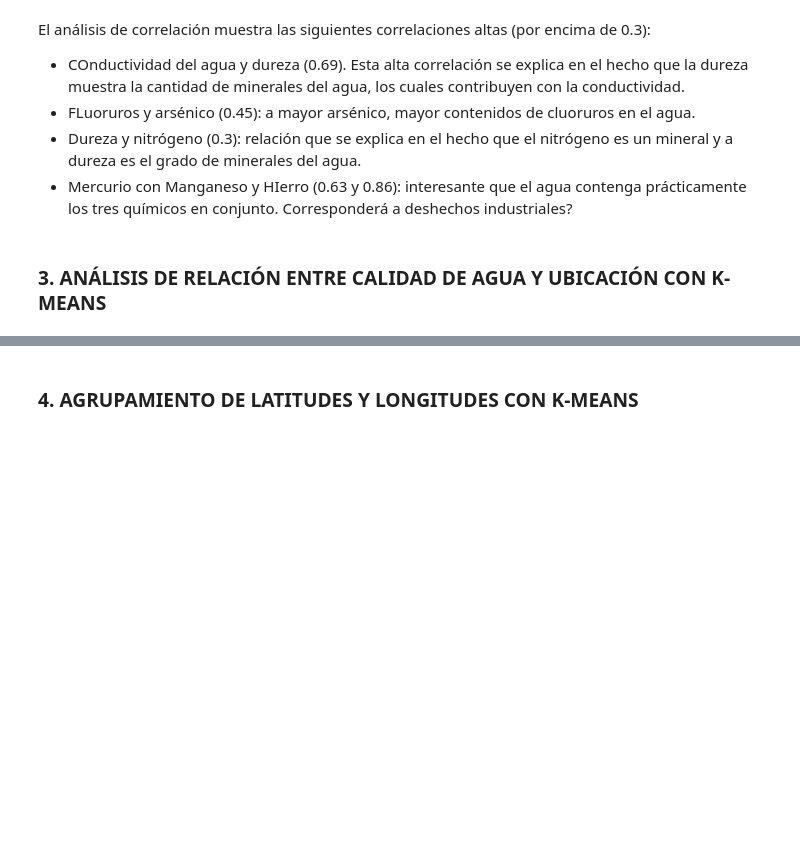
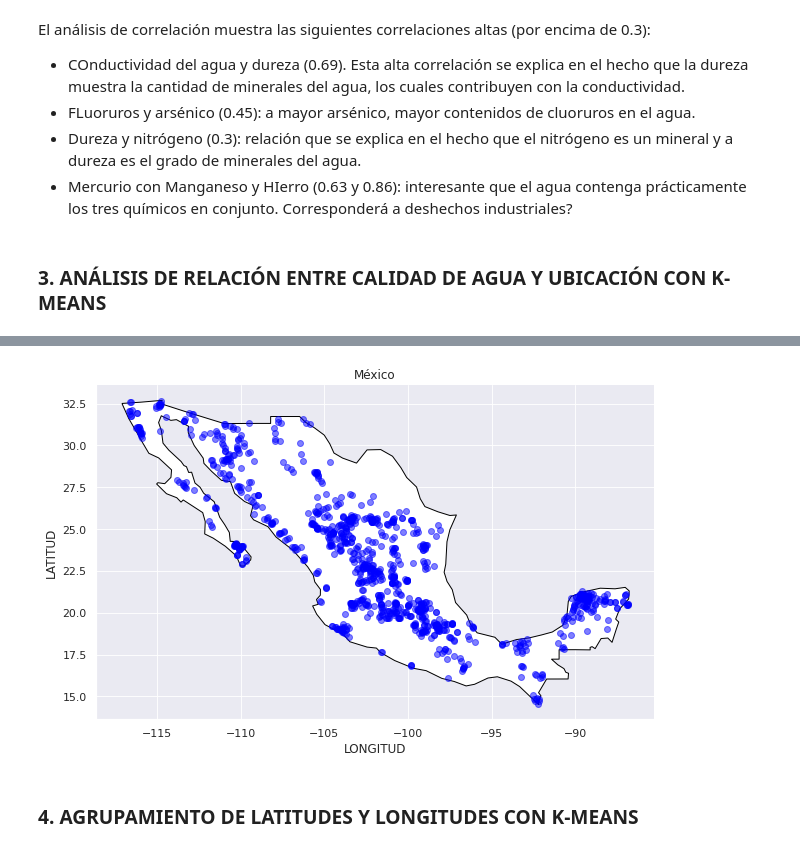
Before and after one commit to PosgradoMNA/actividades-del-proyecto-equipo-149, a Jupyter notebook: Reto_P1_AguasSubterraneas_Equipo149.ipynb, the cells around one changed output, grey strips where cells are left out. Drawn from its saved outputs; the diff is of its cells as text; code cells hidden in the pictures; blank space fills up the shorter version.

```diff
--- a/Reto_P1_AguasSubterraneas_Equipo149.ipynb
+++ b/Reto_P1_AguasSubterraneas_Equipo149.ipynb
@@ -484,0 +551,7 @@ El análisis de correlación muestra las siguientes correlaciones altas (por enc
+# %%
+# Comenzamos el proceso para graficar los datos geográficos
+dfsub3["COORDENADAS"] = list(zip(dfsub3.LONGITUD, dfsub3.LATITUD))
+dfsub3["COORDENADAS"] = dfsub3["COORDENADAS"].apply(Point)
+
+gdf = gpd.GeoDataFrame(dfsub3, geometry="COORDENADAS")
+gdf.head()
@@ -485,2 +622,18 @@ El análisis de correlación muestra las siguientes correlaciones altas (por enc
+# %%
+fig, gax = plt.subplots(figsize=(10,10))
+world.query("name == 'Mexico'").plot(ax = gax, edgecolor='black', color='white')
+
+gdf.plot(ax=gax, color='blue', alpha = 0.5)
+
+gax.set_xlabel('LONGITUD')
+gax.set_ylabel('LATITUD')
+gax.set_title('México')
+
+gax.spines['top'].set_visible(False)
+gax.spines['right'].set_visible(False)
+
+plt.show()
+# %% [output]
+[figure, added]
 # %% [markdown]
 ### 4. AGRUPAMIENTO DE LATITUDES Y LONGITUDES CON K-MEANS
```
Also changed, not shown: parts of 20 cells of this notebook.
